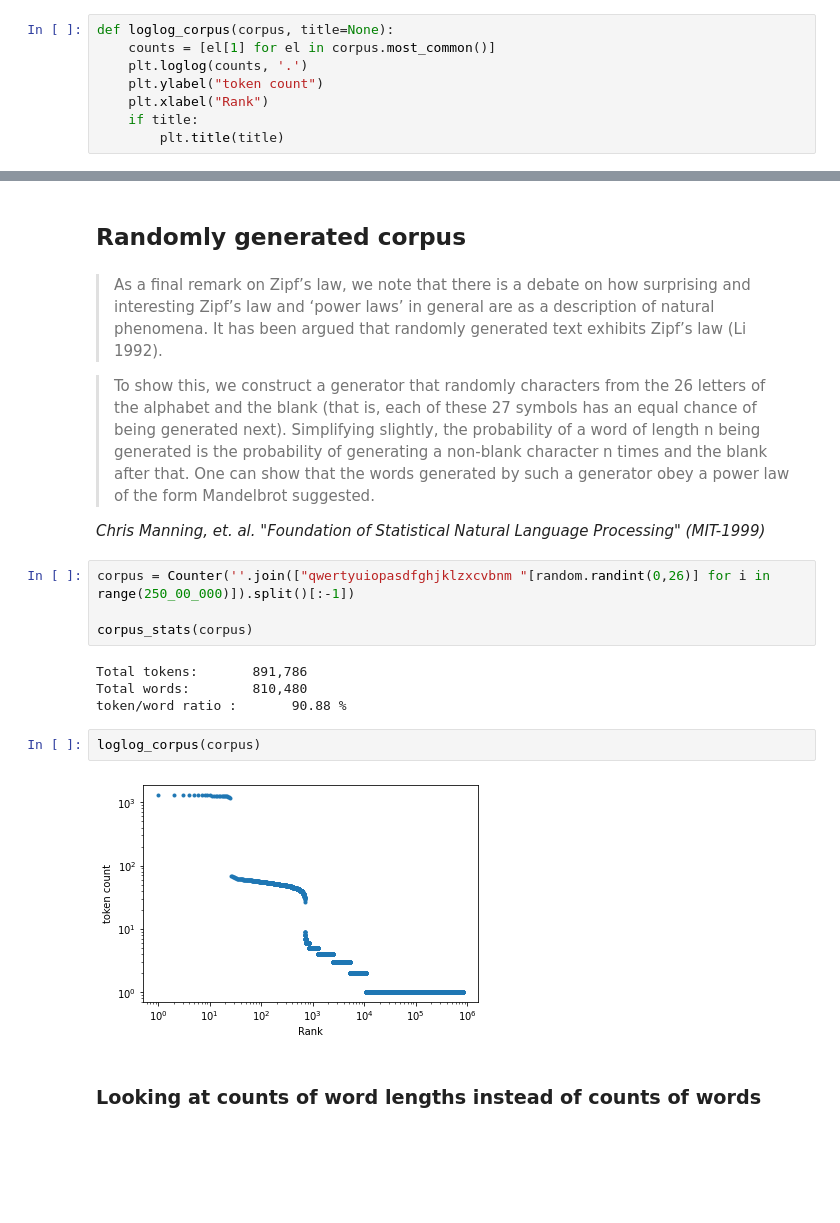
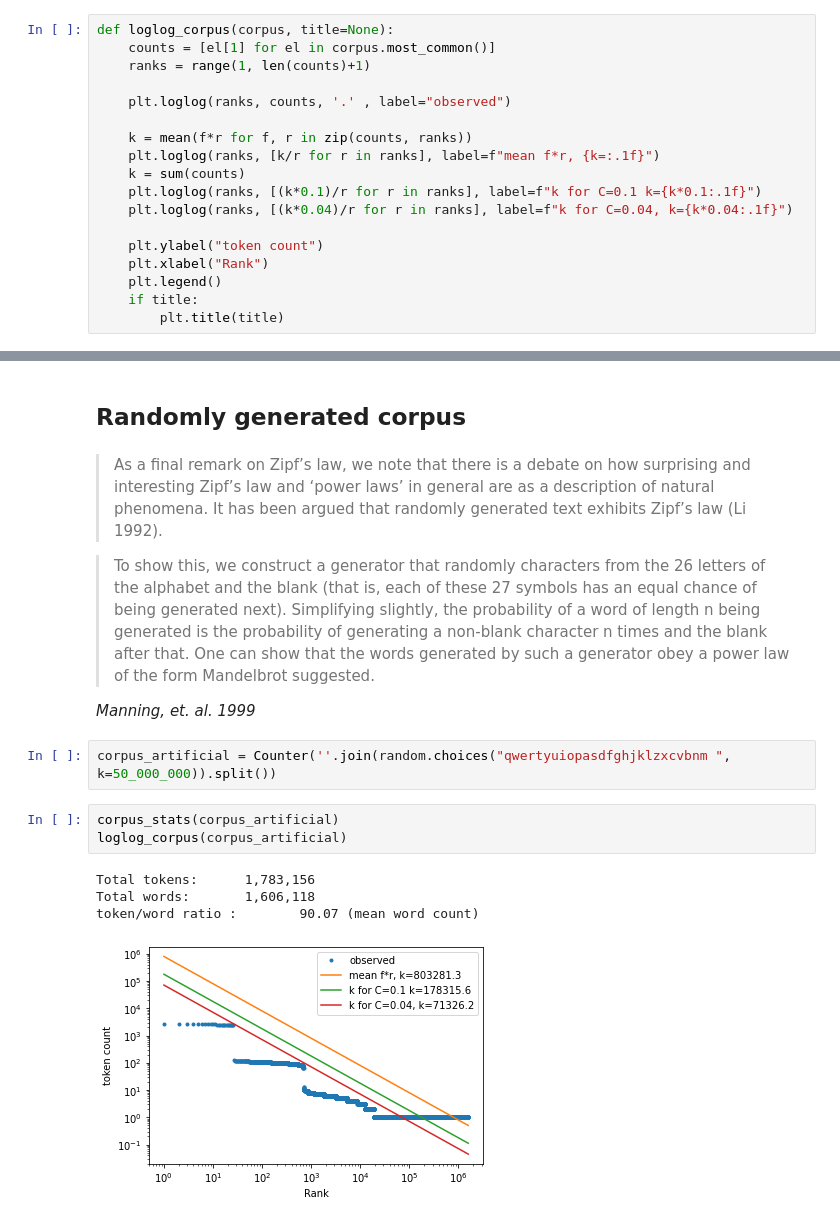
Before and after one commit to olsgaard/notebooks, a Jupyter notebook: zipfs_law.ipynb, the cells around one changed output, grey strips where cells are left out. Drawn from its saved outputs; the diff is of its cells as text; blank space fills up the shorter version.

```diff
--- a/zipfs_law.ipynb
+++ b/zipfs_law.ipynb
@@ -13,9 +17,19 @@ from matplotlib import pyplot as plt
 # %%
 def loglog_corpus(corpus, title=None):
     counts = [el[1] for el in corpus.most_common()]
-    plt.loglog(counts, '.')
+    ranks = range(1, len(counts)+1)
+
+    plt.loglog(ranks, counts, '.' , label="observed")
+
+    k = mean(f*r for f, r in zip(counts, ranks))
+    plt.loglog(ranks, [k/r for r in ranks], label=f"mean f*r, {k=:.1f}")
+    k = sum(counts)
+    plt.loglog(ranks, [(k*0.1)/r for r in ranks], label=f"k for C=0.1 k={k*0.1:.1f}")
+    plt.loglog(ranks, [(k*0.04)/r for r in ranks], label=f"k for C=0.04, k={k*0.04:.1f}")
+
     plt.ylabel("token count")
     plt.xlabel("Rank")
+    plt.legend()
     if title:
         plt.title(title)
 # %%
@@ -81,18 +141,14 @@ token/word ratio :        9.35 %
 
 >To show this, we construct a generator that randomly characters from the 26 letters of the alphabet and the blank (that is, each of these 27 symbols has an equal chance of being generated next). Simplifying slightly, the probability of a word of length n being generated is the probability of generating a non-blank character n times and the blank after that. One can show that the words generated by such a generator obey a power law of the form Mandelbrot suggested.
 
-*Chris Manning, et. al. "Foundation of Statistical Natural Language Processing" (MIT-1999)*
+*Manning, et. al. 1999*
 # %%
-corpus = Counter(''.join(["qwertyuiopasdfghjklzxcvbnm "[random.randint(0,26)] for i in range(250_00_000)]).split()[:-1])
-
-corpus_stats(corpus)
+corpus_artificial = Counter(''.join(random.choices("qwertyuiopasdfghjklzxcvbnm ", k=50_000_000)).split())
-# %% [output]
-Total tokens:       891,786
-Total words:        810,480
-token/word ratio :       90.88 %
 # %%
-loglog_corpus(corpus)
+corpus_stats(corpus_artificial)
+loglog_corpus(corpus_artificial)
 # %% [output]
+Total tokens:      1,783,156
+Total words:       1,606,118
+token/word ratio :        90.07 (mean word count)
-[figure, old version]
+[figure, new version]
-# %% [markdown]
-### Looking at counts of word lengths instead of counts of words
```
Also changed, not shown: parts of 12 cells of this notebook.
